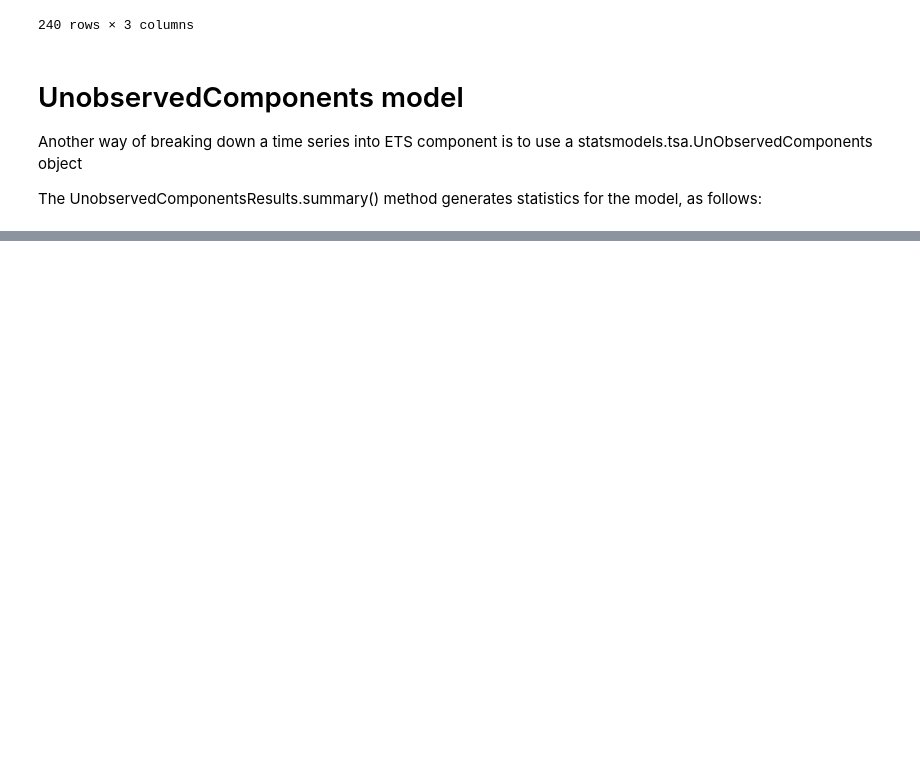
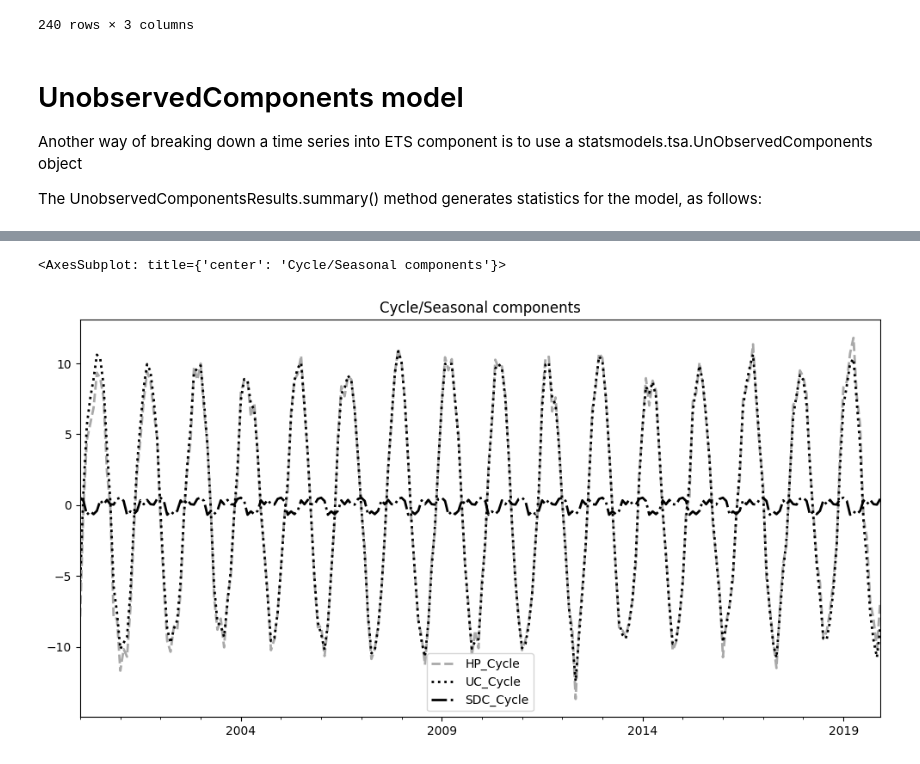
Before and after one commit to Jeffery77/Algo-Trading-Basics, a Jupyter notebook: chapter6/StatisticalEstimationInferenceAndPrediction.ipynb, the cells around one changed output, grey strips where cells are left out. Drawn from its saved outputs; the diff is of its cells as text; code cells hidden in the pictures; blank space fills up the shorter version.

```diff
--- a/chapter6/StatisticalEstimationInferenceAndPrediction.ipynb
+++ b/chapter6/StatisticalEstimationInferenceAndPrediction.ipynb
@@ -228,0 +281,15 @@ Warnings:
+# %%
+# The following code block plots the cycle/seasonal components obtained from the three models
+
+plt.title('Cycle/Seasonal components')
+
+decomp['HP_Cycle'].plot(figsize=(12,6),color='darkgray',linestyle='--',lw=2,legend='HP_Cycle')
+decomp['UC_Cycle'].plot(figsize=(12,6),color='black',linestyle=':',lw=2,legend='UC_Cycle')
+decomp['SDC_Cycle'].plot(figsize=(12,6),color='black',linestyle='-.',lw=2,legend='SDC_Cycle')
+
+# The following result show that the seasonal_decompose() method generates seasonal components
+# with very small flactuations, and that is because some part of the seasonal components was built
+# into the trend plot we saw before
+# %% [output]
+<AxesSubplot: title={'center': 'Cycle/Seasonal components'}>
+[figure, added]
```
Also changed, not shown: parts of 13 cells of this notebook.
